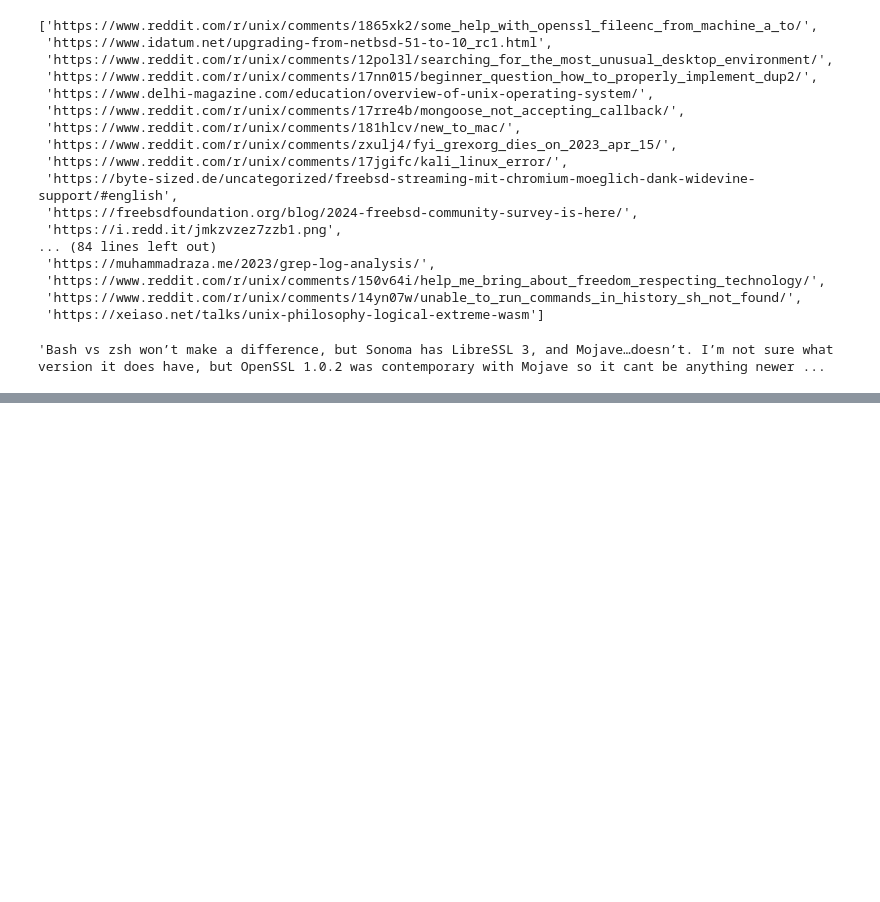
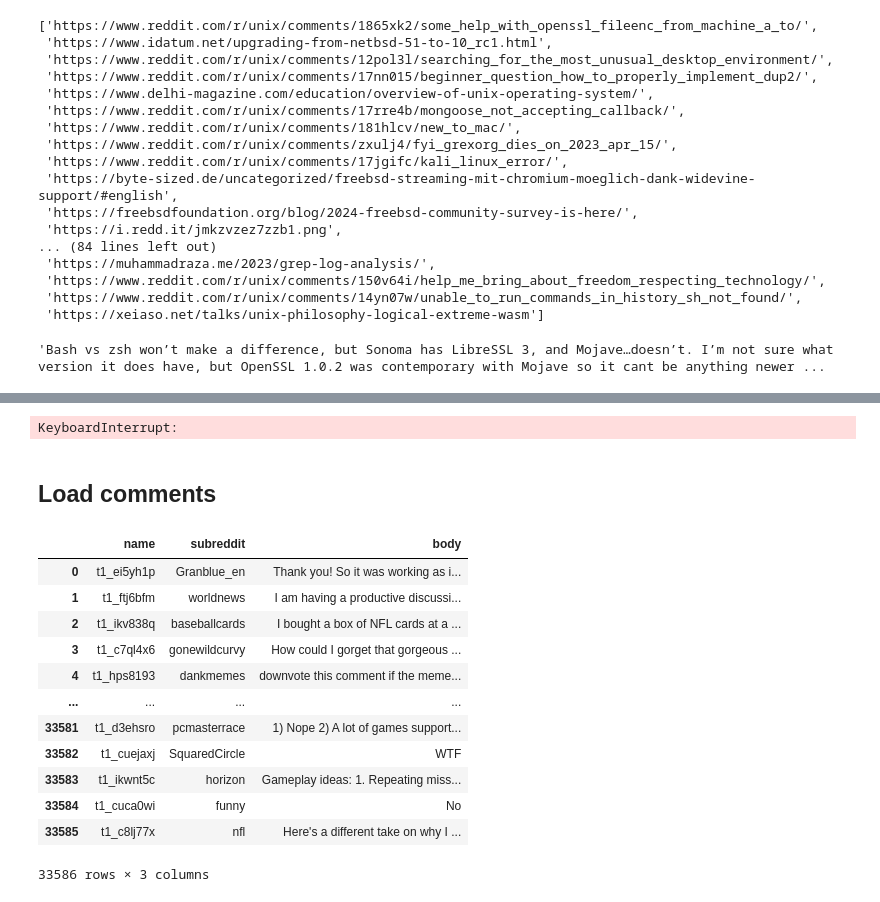
Before and after one commit to gems-cyberlang/cyberlang-learning, a Jupyter notebook: praw-comments-script/praw-playground.ipynb, the cells around one changed output, grey strips where cells are left out. Drawn from its saved outputs; the diff is of its cells as text; code cells hidden in the pictures; blank space fills up the shorter version.

Commit message:
Randomly sample all of Reddit

```diff
--- a/praw-comments-script/praw-playground.ipynb
+++ b/praw-comments-script/praw-playground.ipynb
@@ -169,0 +159,27 @@ comments[0].body
+# %%
+first_id = int("1000000", 36)  # todo find the ID of the first post we want to analyze
+last_id = int("k000000", 36)  # todo find the ID of the last post we want to analyze
+with open("sample-all.csv", "a") as file:
+    writer = csv.writer(file, quoting=csv.QUOTE_MINIMAL)
+    while True:
+        # IDs must be in lowercase base 36
+        ids = [
+            "t1_" + np.base_repr(random.randrange(first_id, last_id), 36).lower()
+            for _ in range(100)
+        ]
+        # Ask for info on 100 IDs at once because PRAW makes batches of 100
+        info = reddit.info(fullnames=ids)
+        try:
+            for submission in info:
+                # Only keep comments
+                if (
+                    submission.name.startswith("t1")
+                    and submission.body != "[removed]"
+                    and submission.body != "[deleted]"
+                ):
+                    writer.writerow(comment_relevant_fields(submission))
+        except Exception as e:
+            print(e, e.__class__, id)
+            break
+# %% [output]
+KeyboardInterrupt:
@@ -169,0 +190,23 @@ comments[0].body
+# %% [markdown]
+## Load comments
+# %%
+COMMENT_COLS = ["name", "subreddit", "body"]
+
+df = pd.read_csv("sample-all.csv", names=COMMENT_COLS)
+df.drop_duplicates(inplace=True)
+df["body"] = df["body"].map(str)
+df
+# %% [output]
+|  | name | subreddit | body |
+| 0 | t1_ei5yh1p | Granblue_en | Thank you! So it was working as i... |
+| 1 | t1_ftj6bfm | worldnews | I am having a productive discussi... |
+| 2 | t1_ikv838q | baseballcards | I bought a box of NFL cards at a ... |
+| 3 | t1_c7ql4x6 | gonewildcurvy | How could I gorget that gorgeous ... |
+| 4 | t1_hps8193 | dankmemes | downvote this comment if the meme... |
+| ... | ... | ... | ... |
+| 33581 | t1_d3ehsro | pcmasterrace | 1) Nope 2) A lot of games support... |
+| 33582 | t1_cuejaxj | SquaredCircle | WTF |
+| 33583 | t1_ikwnt5c | horizon | Gameplay ideas: 1. Repeating miss... |
+| 33584 | t1_cuca0wi | funny | No |
+| 33585 | t1_c8lj77x | nfl | Here's a different take on why I ... |
+33586 rows × 3 columns
```
Also changed, not shown: parts of 16 cells of this notebook, 3 other files.
